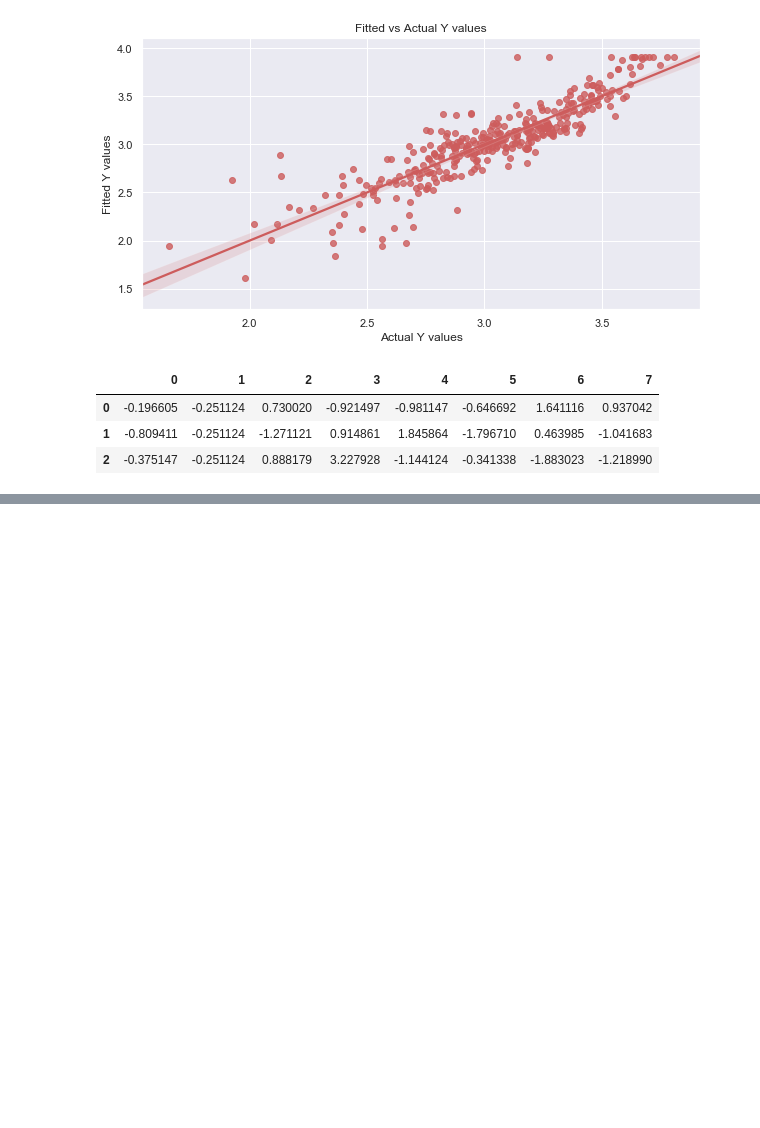
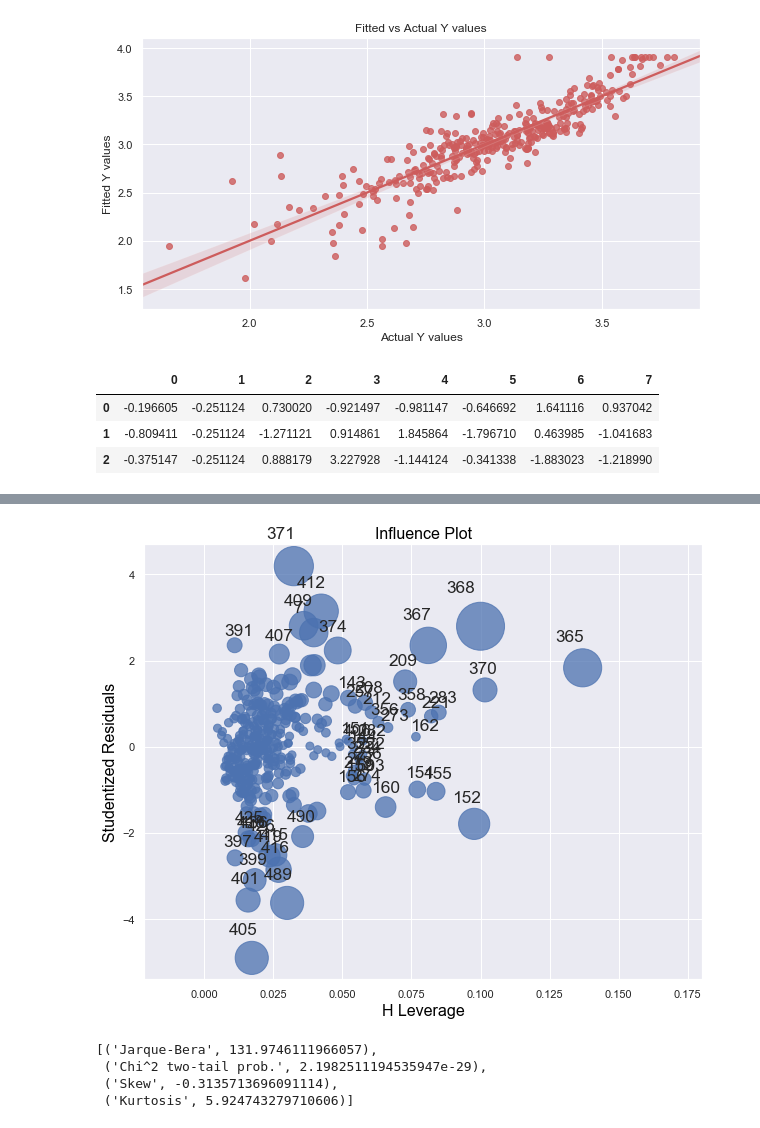
Before and after one commit to PythonKatie/Boston_Housing_Price, a Jupyter notebook: Boston Housing Price.ipynb, the cells around one changed output, grey strips where cells are left out. Cells and saved outputs as stored; diff of their text form; code cells hidden in the pictures; blank space fills up the shorter version.

```diff
--- a/Boston Housing Price.ipynb
+++ b/Boston Housing Price.ipynb
@@ -536,0 +556,20 @@ plt.show()
+# %%
+# Plotting Cook's distance to find leverage and influential pints
+fig, ax = plt.subplots(figsize=(10,8))
+fig = sm.graphics.influence_plot(lrmodel, alpha = 0.05, ax=ax, criterion="cooks")
+
+#infl = lrmodel.get_influence() # to get influence and cooks val for each data
+#sm_fr = infl.summary_frame()
+#sm_fr
+# %% [output]
+[figure, added]
+# %%
+# Assumption of Normality of the Residuals
+test_name = ['Jarque-Bera', 'Chi^2 two-tail prob.', 'Skew', 'Kurtosis']
+test = sm.stats.jarque_bera(lrmodel.resid)
+lzip(test_name, test)
+# %% [output]
+[('Jarque-Bera', 131.9746111966057),
+ ('Chi^2 two-tail prob.', 2.1982511194535947e-29),
+ ('Skew', -0.3135713696091114),
+ ('Kurtosis', 5.924743279710606)]
```
Also changed, not shown: parts of 13 cells of this notebook.
